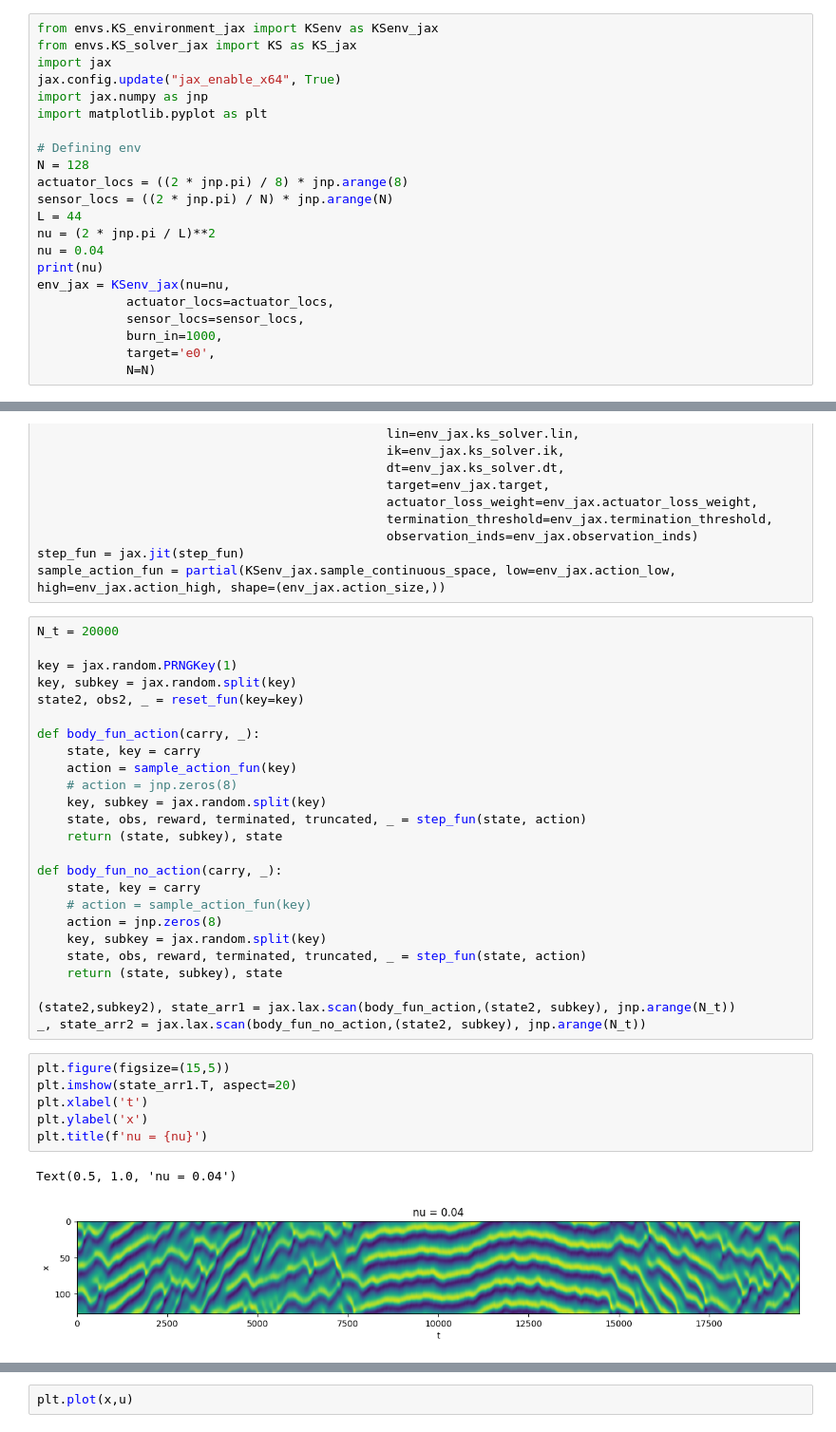
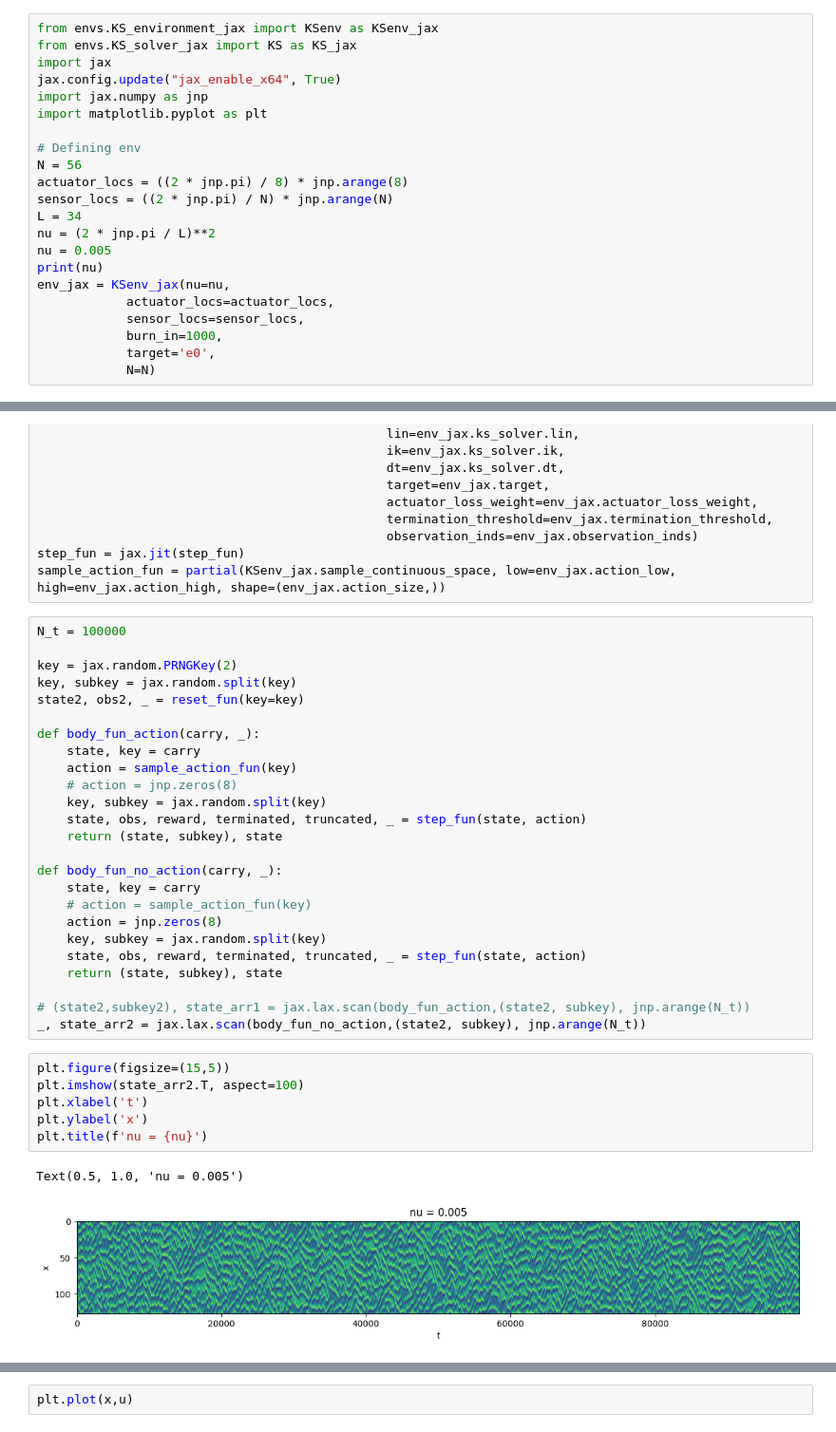
Before and after one commit to MagriLab/DA-RL, a Jupyter notebook: ks_experiment.ipynb, the cells around one changed output, grey strips where cells are left out. Shown: that part at 95% size. Drawn from its saved outputs; the diff is of its cells as text.

```diff
--- a/ks_experiment.ipynb
+++ b/ks_experiment.ipynb
@@ -1002,12 +1002,12 @@ import jax.numpy as jnp
 import matplotlib.pyplot as plt
 
 # Defining env
-N = 128
+N = 56
 actuator_locs = ((2 * jnp.pi) / 8) * jnp.arange(8)
 sensor_locs = ((2 * jnp.pi) / N) * jnp.arange(N)
-L = 44
+L = 34
 nu = (2 * jnp.pi / L)**2
-nu = 0.04
+nu = 0.005
 print(nu)
 env_jax = KSenv_jax(nu=nu,
             actuator_locs=actuator_locs,
@@ -1039,9 +1043,9 @@ step_fun = partial(KSenv_jax.step,frame_skip=env_jax.frame_skip,B=env_jax.ks_sol
 step_fun = jax.jit(step_fun)
 sample_action_fun = partial(KSenv_jax.sample_continuous_space, low=env_jax.action_low, high=env_jax.action_high, shape=(env_jax.action_size,))
 # %%
-N_t = 20000
+N_t = 100000
 
-key = jax.random.PRNGKey(1)
+key = jax.random.PRNGKey(2)
 key, subkey = jax.random.split(key)
 state2, obs2, _ = reset_fun(key=key)
 
@@ -1061,14 +1065,14 @@ def body_fun_no_action(carry, _):
     state, obs, reward, terminated, truncated, _ = step_fun(state, action)
     return (state, subkey), state
 
-(state2,subkey2), state_arr1 = jax.lax.scan(body_fun_action,(state2, subkey), jnp.arange(N_t))
+# (state2,subkey2), state_arr1 = jax.lax.scan(body_fun_action,(state2, subkey), jnp.arange(N_t))
 _, state_arr2 = jax.lax.scan(body_fun_no_action,(state2, subkey), jnp.arange(N_t))
 # %%
 plt.figure(figsize=(15,5))
-plt.imshow(state_arr1.T, aspect=20)
+plt.imshow(state_arr2.T, aspect=100)
 plt.xlabel('t')
 plt.ylabel('x')
 plt.title(f'nu = {nu}')
 # %% [output]
-Text(0.5, 1.0, 'nu = 0.04')
+Text(0.5, 1.0, 'nu = 0.005')
-[figure, old version]
+[figure, new version]
```
Also changed, not shown: parts of 4 cells of this notebook, 6 other files.
